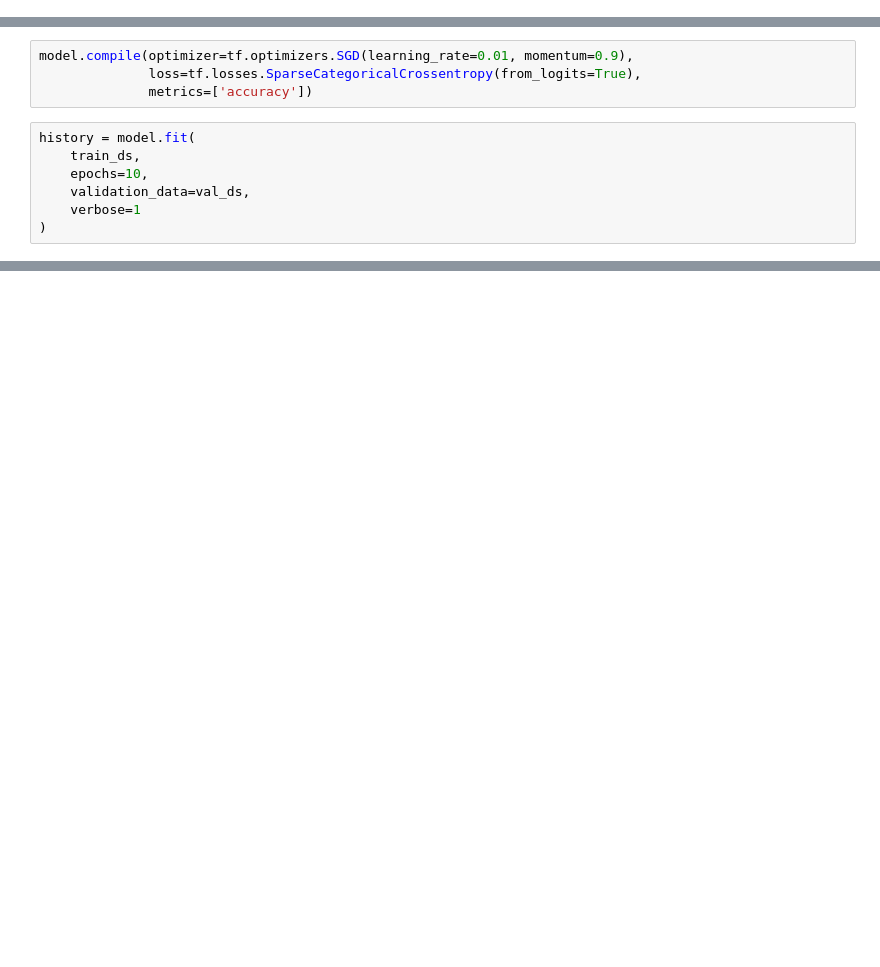
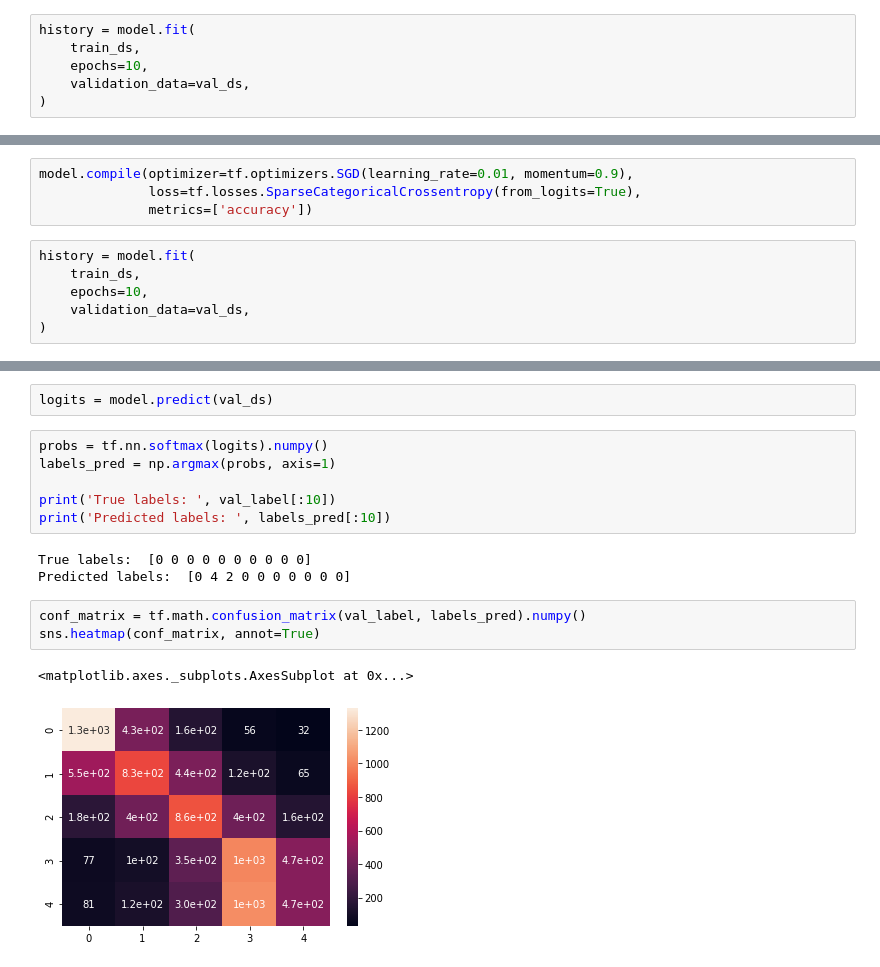
Before and after one commit to TanHaus/Shopee-CodeLeague-2020, a Jupyter notebook: sentiment_analysis/tensorflow.ipynb, the cells around one changed output, grey strips where cells are left out. Cells and saved outputs as stored; diff of their text form; blank space fills up the shorter version.

```diff
--- a/sentiment_analysis/tensorflow.ipynb
+++ b/sentiment_analysis/tensorflow.ipynb
@@ -152,0 +156,6 @@ Epoch 10/10
+# %%
+history = model.fit(
+    train_ds,
+    epochs=10,
+    validation_data=val_ds,
+)
@@ -159,7 +189,6 @@ history = model.fit(
     train_ds,
     epochs=10,
     validation_data=val_ds,
-    verbose=1
 )
 # %% [output]
 Epoch 1/10
@@ -184,0 +214,17 @@ Epoch 10/10
+# %%
+logits = model.predict(val_ds)
+# %%
+probs = tf.nn.softmax(logits).numpy()
+labels_pred = np.argmax(probs, axis=1)
+
+print('True labels: ', val_label[:10])
+print('Predicted labels: ', labels_pred[:10])
+# %% [output]
+True labels:  [0 0 0 0 0 0 0 0 0 0]
+Predicted labels:  [0 4 2 0 0 0 0 0 0 0]
+# %%
+conf_matrix = tf.math.confusion_matrix(val_label, labels_pred).numpy()
+sns.heatmap(conf_matrix, annot=True)
+# %% [output]
+<matplotlib.axes._subplots.AxesSubplot at 0x...>
+[figure, added]
```
Also changed, not shown: parts of 20 cells of this notebook, 2 other files.
